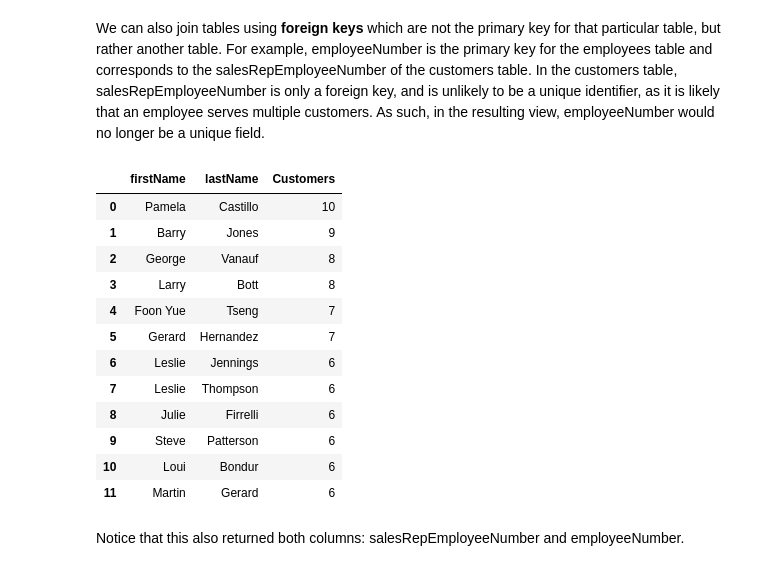
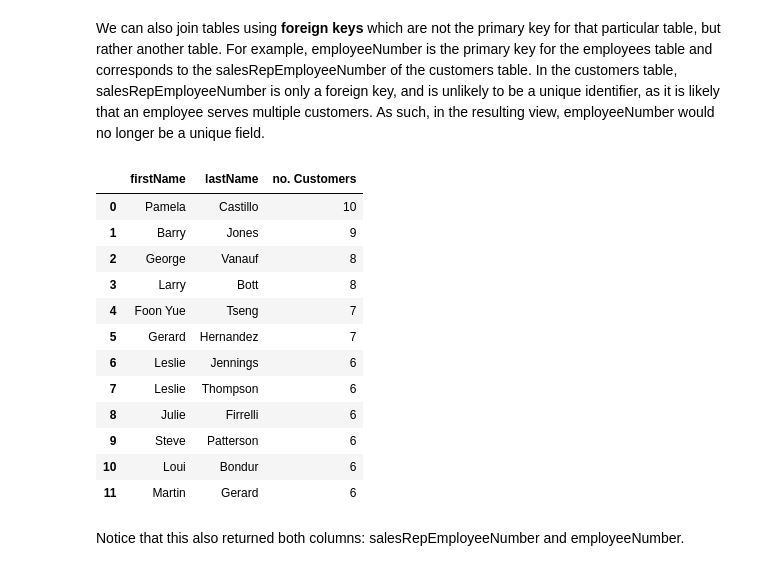
Before and after one commit to Botafogo1894/dsc-1-05-10-join-statements-nyc-career-ds-102218, a Jupyter notebook: index.ipynb, the cells around one changed output. Cells and saved outputs as stored; diff of their text form; code cells hidden in the pictures.

```diff
--- a/index.ipynb
+++ b/index.ipynb
@@ -159,18 +159,18 @@ Another important consideration when performing joins is to think more about the
 # %% [markdown]
 We can also join tables using **foreign keys** which are not the primary key for that particular table, but rather another table. For example, employeeNumber is the primary key for the employees table and corresponds to the salesRepEmployeeNumber of the customers table. In the customers table, salesRepEmployeeNumber is only a foreign key, and is unlikely to be a unique identifier, as it is likely that an employee serves multiple customers. As such, in the resulting view, employeeNumber would no longer be a unique field.
 # %%
-cur.execute("""select e.firstName, e.lastName, count(customerNumber) as Customers from customers c
+cur.execute("""select e.firstName, e.lastName, count(customerNumber) as " no. Customers" from customers c
                         join employees e
                         on c.salesRepEmployeeNumber = e.employeeNumber
                         group by salesRepEmployeeNumber
                         having count(customerNumber) > 5
                         order by count(customerNumber) desc;
                        """)
 df = pd.DataFrame(cur.fetchall()) #Take results and create dataframe
 df.columns = [i[0] for i in cur.description]
 df.head(15)
 # %% [output]
-|  | firstName | lastName | Customers |
+|  | firstName | lastName | no. Customers |
 | 0 | Pamela | Castillo | 10 |
 | 1 | Barry | Jones | 9 |
 | 2 | George | Vanauf | 8 |
```
